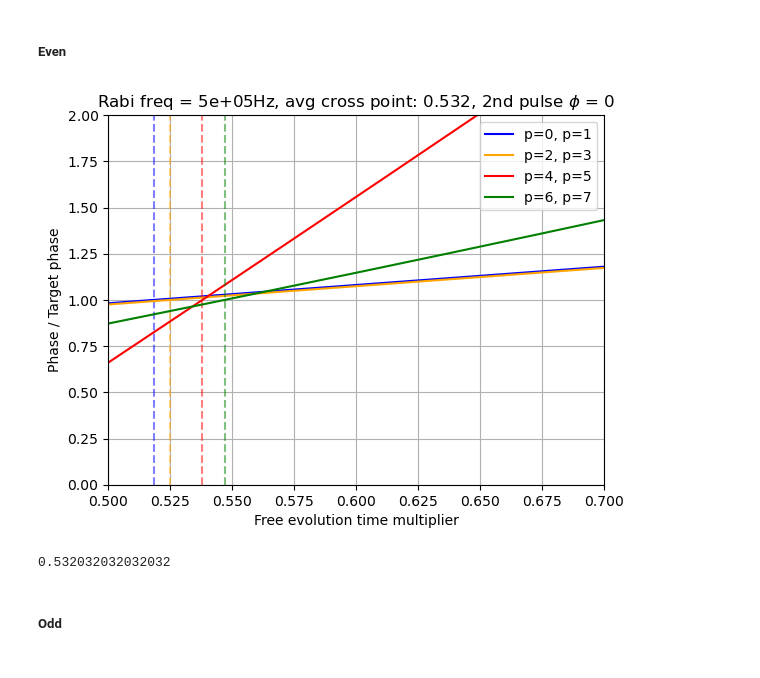
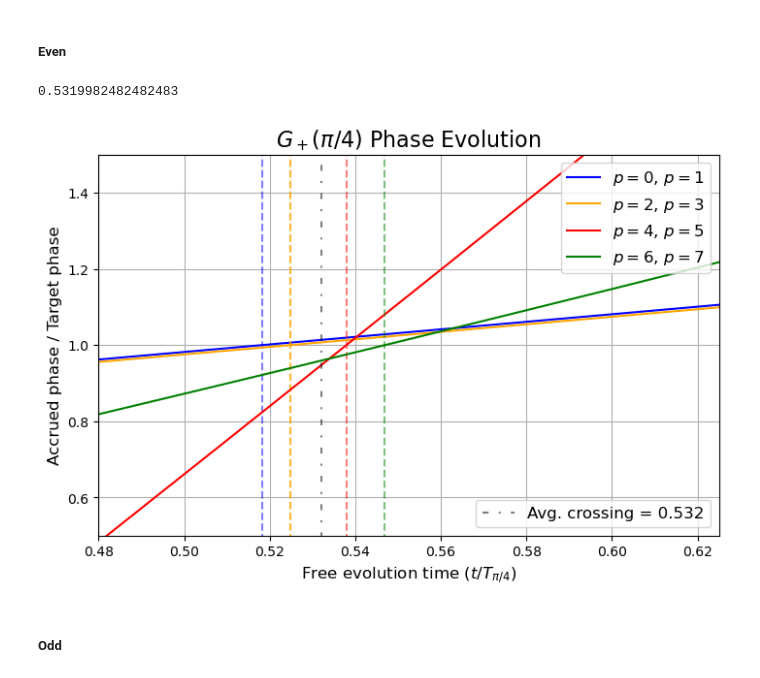
Before and after one commit to tr2g20/simulations, a Jupyter notebook: MDFE_phase_2.ipynb, the cells around one changed output. Drawn from its saved outputs; the diff is of its cells as text; code cells hidden in the pictures.

```diff
--- a/MDFE_phase_2.ipynb
+++ b/MDFE_phase_2.ipynb
@@ -217,8 +216,9 @@ indices4 = [14,15]
 
 indices_list = [indices, indices2, indices3, indices4]
 
+tau = 1/dR
 
-shifts = np.linspace(0.5,0.7,1000)
+shifts = np.linspace(0.48,0.625,1000)
 phases = np.zeros((4, len(shifts)))
 
 for k, inds in enumerate(indices_list):
@@ -228,7 +228,8 @@ for k, inds in enumerate(indices_list):
     initial_state = initial_state/ np.linalg.norm(initial_state)
 
     for i, shift in enumerate(shifts):
-        duration = (pi/(4*dR)) - ((1-shift)*pi/(4*dR))
+        # duration = (pi/(4*dR)) - ((1-shift)*pi/(4*dR))
+        duration = shift*(pi/(4*dR))
 
         mom_dependent_free_evolution = PulseSequence()
 
@@ -258,51 +259,66 @@ cross = np.argmin(np.abs(np.array(phases[0,:]) - 0.25))
 cross2 = np.argmin(np.abs(np.array(phases[1,:]) - 1.25))
 cross3 = np.argmin(np.abs(np.array(phases[2,:]) - 0.25))
 cross4 = np.argmin(np.abs(np.array(phases[3,:]) - 1.25))
 shifts_arr = np.array([shifts[cross],shifts[cross2],shifts[cross3],shifts[cross4]])
 avg_shift = np.mean(shifts_arr)
 stds_shift= np.std(shifts_arr)
 
 
 
 x1 = [shifts[cross], shifts[cross]]
 x2 = [shifts[cross2], shifts[cross2]]
 x3 = [shifts[cross3], shifts[cross3]]
 x4 = [shifts[cross4], shifts[cross4]]
 y1 = [0, 2]
 
 
 phases1 =  phases[0,:] / 0.25
 phases2 = phases[1,:] / 1.25
 phases3 = phases[2,:] / 0.25
 phases4 = phases[3,:] / 1.25
 
-plt.plot(shifts, phases1, c = 'blue', label = 'p=0, p=1')
-plt.plot(x1,y1, c = 'blue', linestyle = '--', alpha = 0.5)
-plt.plot(shifts, phases2, c = 'orange', label = 'p=2, p=3')
-plt.plot(x2,y1, c = 'orange', linestyle = '--', alpha = 0.5)
-plt.plot(shifts, phases3, c = 'red', label = 'p=4, p=5')
-plt.plot(x3,y1, c = 'red', linestyle = '--', alpha = 0.5)
-plt.plot(shifts, phases4, c = 'green', label = 'p=6, p=7')
-plt.plot(x4,y1, c = 'green', linestyle = '--', alpha = 0.5)
-plt.ylim(0,2)
-plt.xlim(shifts[0], shifts[-1])
+fig, ax = plt.subplots(1,1, figsize = (7,4.8), layout='constrained')
+
+line1, = plt.plot(shifts, phases1, c = 'blue', label = r'$p=0$, $p=1$')
+ax.plot(x1,y1, c = 'blue', linestyle = '--', alpha = 0.5)
+line2, = plt.plot(shifts, phases2, c = 'orange', label = r'$p=2$, $p=3$')
+ax.plot(x2,y1, c = 'orange', linestyle = '--', alpha = 0.8)
+line3, = plt.plot(shifts, phases3, c = 'red', label = r'$p=4$, $p=5$')
+ax.plot(x3,y1, c = 'red', linestyle = '--', alpha = 0.5)
+line4, = plt.plot(shifts, phases4, c = 'green', label = r'$p=6$, $p=7$')
+ax.plot(x4,y1, c = 'green', linestyle = '--', alpha = 0.5)
+
+x5 = [avg_shift, avg_shift]
+line5, = plt.plot(x5,y1, c = 'black', linestyle = (0, (3, 5, 1, 5)), alpha = 0.5, label=rf'Avg. crossing = {avg_shift:.3f}')
+
+ax.set_ylim(0.5,1.5)
+ax.set_xlim(shifts[0], shifts[-1])
 
 # plt.yticks([0, 0.5, 1, 1.5, 2], [r'0',r'$\pi/2$',r'$\pi$', r'$3\pi/2$', r'$2\pi$' ], fontsize = 12)
 # plt.ylabel(r'Phase (rad)')
 
-plt.ylabel(r'Phase / Target phase')
+ax.set_ylabel(r'Accrued phase / Target phase', fontsize=12)
 # plt.plot([0.7,1], [1,1], c = 'black', linestyle = '--', alpha = 0.5)
-plt.grid()
+ax.grid()
 
-plt.legend(loc = 'upper right')
-plt.xlabel(r'Free evolution time multiplier')
-plt.title(rf'Rabi freq = {rabi_freq/(2*pi):.0g}Hz, avg cross point: {avg_shift:.3f}, 2nd pulse $\phi$ = 0')
-plt.show()
+firstleg = ax.legend(handles = [line1, line2, line3, line4], loc = 'upper right', fontsize=12)
+
+ax.add_artist(firstleg)
+
+ax.legend(handles=[line5], loc = 'lower right', fontsize=12)
+
+ax.set_xlabel(r'Free evolution time ($t/T_{\pi/4}$)', fontsize = 12)
+# plt.title(rf'Rabi freq = {rabi_freq/(2*pi):.0g}Hz, avg cross point: {avg_shift:.3f}, 2nd pulse $\phi$ = 0')
+ax.set_title(r'$G_+(\pi/4)$ Phase Evolution', fontsize = 16)
+
+fig.show()
+
+fig.savefig('plots/MDFE phase/quartpiMDFE_confrev.pdf', format='pdf', dpi= 1000)
 
 print(avg_shift)
 # %% [output]
+0.5319982482482483
-[figure, old version]
+[figure, new version]
-0.532032032032032
 # %% [markdown]
 ##### Odd
 # %%
```
Also changed, not shown: parts of 2 cells of this notebook, 18 other files.
